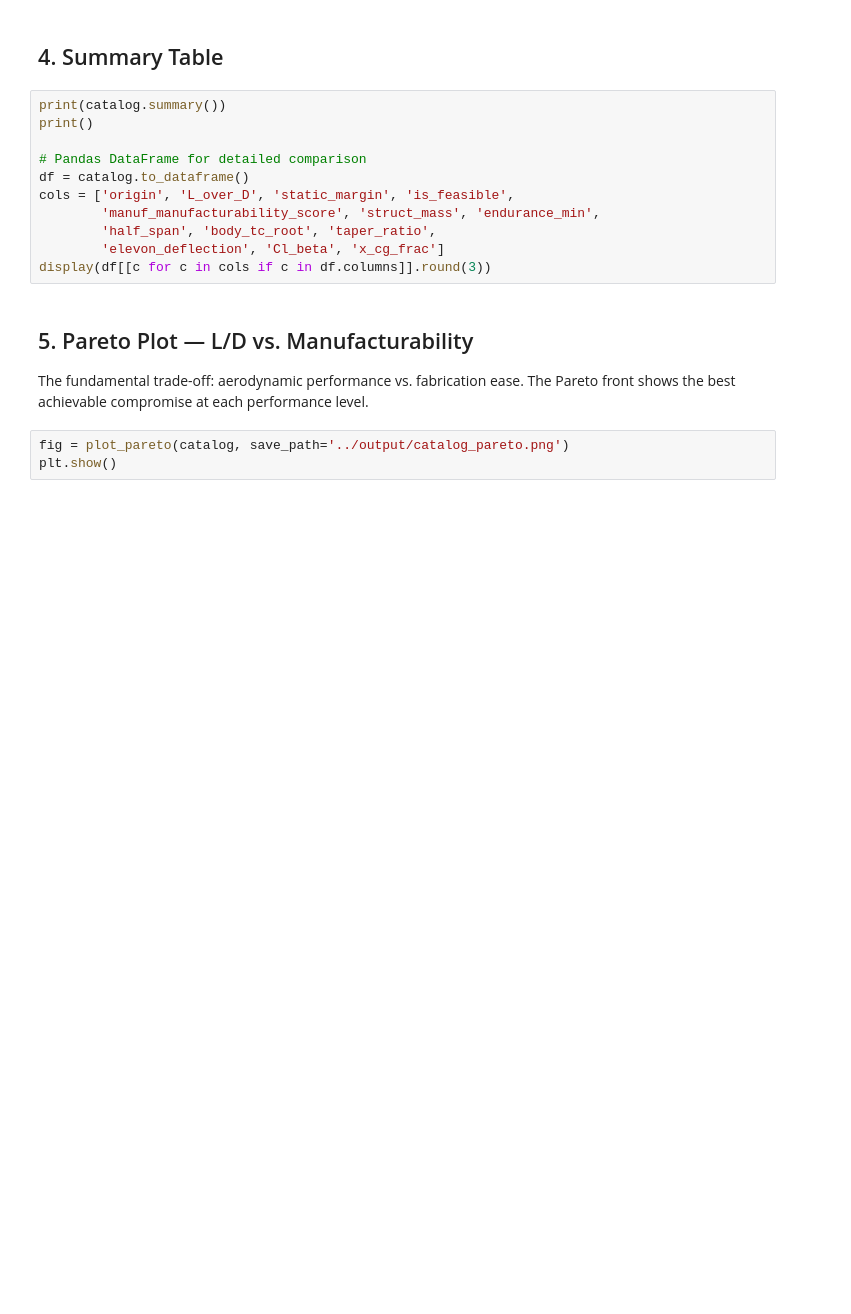
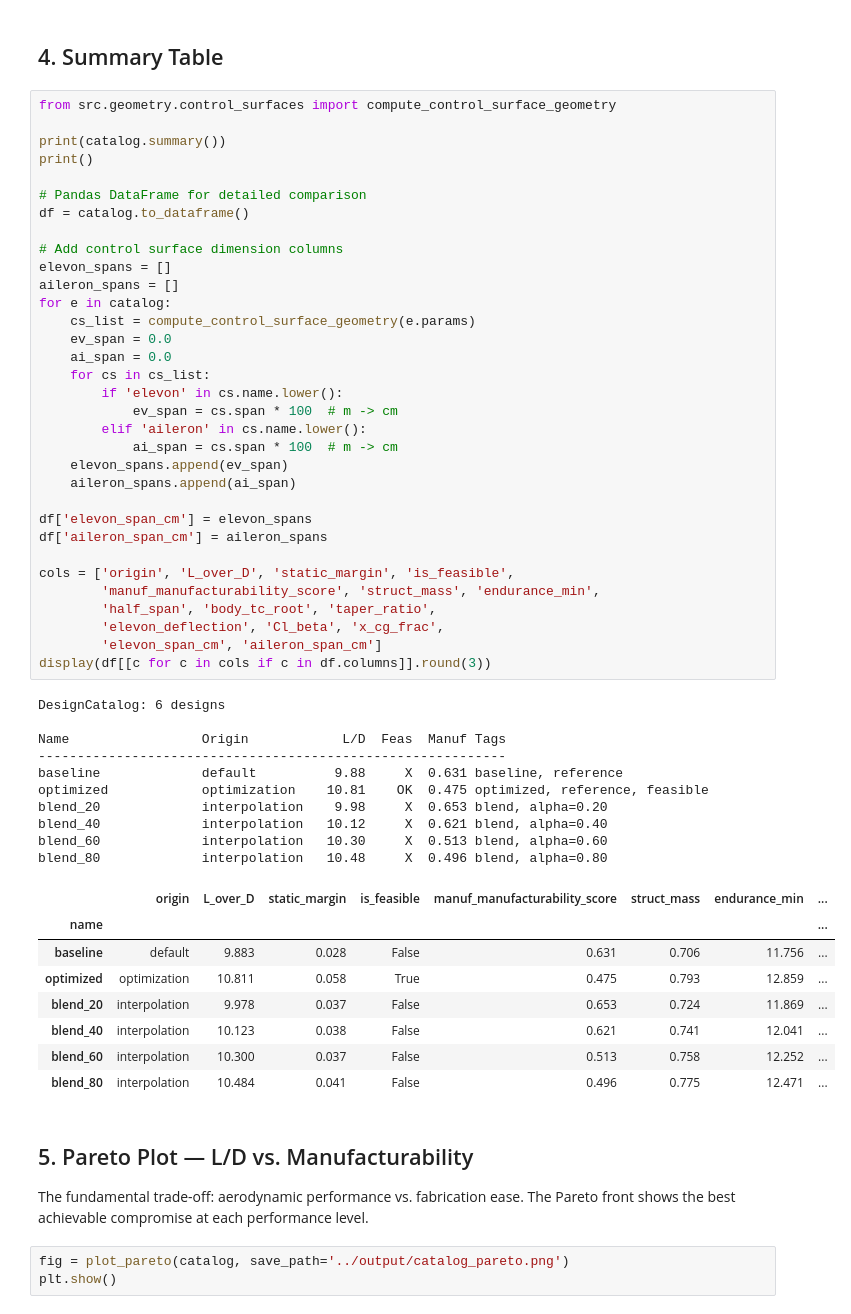
Before and after one commit to data-fablab/MANTA, a Jupyter notebook: notebooks/10_design_catalog.ipynb, the cells around one changed output. Saved outputs shown, nothing was run; the diff lists cells and outputs as text; blank space fills up the shorter version.

```diff
--- a/notebooks/10_design_catalog.ipynb
+++ b/notebooks/10_design_catalog.ipynb
@@ -77,16 +111,57 @@ for name in ['baseline', 'optimized']:
 # %% [markdown]
 ## 4. Summary Table
 # %%
+from src.geometry.control_surfaces import compute_control_surface_geometry
+
 print(catalog.summary())
 print()
 
 # Pandas DataFrame for detailed comparison
 df = catalog.to_dataframe()
+
+# Add control surface dimension columns
+elevon_spans = []
+aileron_spans = []
+for e in catalog:
+    cs_list = compute_control_surface_geometry(e.params)
+    ev_span = 0.0
+    ai_span = 0.0
+    for cs in cs_list:
+        if 'elevon' in cs.name.lower():
+            ev_span = cs.span * 100  # m -> cm
+        elif 'aileron' in cs.name.lower():
+            ai_span = cs.span * 100  # m -> cm
+    elevon_spans.append(ev_span)
+    aileron_spans.append(ai_span)
+
+df['elevon_span_cm'] = elevon_spans
+df['aileron_span_cm'] = aileron_spans
+
 cols = ['origin', 'L_over_D', 'static_margin', 'is_feasible',
         'manuf_manufacturability_score', 'struct_mass', 'endurance_min',
         'half_span', 'body_tc_root', 'taper_ratio',
-        'elevon_deflection', 'Cl_beta', 'x_cg_frac']
+        'elevon_deflection', 'Cl_beta', 'x_cg_frac',
+        'elevon_span_cm', 'aileron_span_cm']
 display(df[[c for c in cols if c in df.columns]].round(3))
+# %% [output]
+DesignCatalog: 6 designs
+
+Name                 Origin            L/D  Feas  Manuf Tags
+------------------------------------------------------------
+baseline             default          9.88     X  0.631 baseline, reference
+optimized            optimization    10.81    OK  0.475 optimized, reference, feasible
+blend_20             interpolation    9.98     X  0.653 blend, alpha=0.20
+blend_40             interpolation   10.12     X  0.621 blend, alpha=0.40
+blend_60             interpolation   10.30     X  0.513 blend, alpha=0.60
+blend_80             interpolation   10.48     X  0.496 blend, alpha=0.80
+|  | origin | L_over_D | static_margin | is_feasible | manuf_manufacturability_score | struct_mass | endurance_min | ... |
+| name |  |  |  |  |  |  |  | ... |
+| baseline | default | 9.883 | 0.028 | False | 0.631 | 0.706 | 11.756 | ... |
+| optimized | optimization | 10.811 | 0.058 | True | 0.475 | 0.793 | 12.859 | ... |
+| blend_20 | interpolation | 9.978 | 0.037 | False | 0.653 | 0.724 | 11.869 | ... |
+| blend_40 | interpolation | 10.123 | 0.038 | False | 0.621 | 0.741 | 12.041 | ... |
+| blend_60 | interpolation | 10.300 | 0.037 | False | 0.513 | 0.758 | 12.252 | ... |
+| blend_80 | interpolation | 10.484 | 0.041 | False | 0.496 | 0.775 | 12.471 | ... |
 # %% [markdown]
 ## 5. Pareto Plot — L/D vs. Manufacturability
 
```
Also changed, not shown: parts of 8 cells of this notebook, 18 other files.
